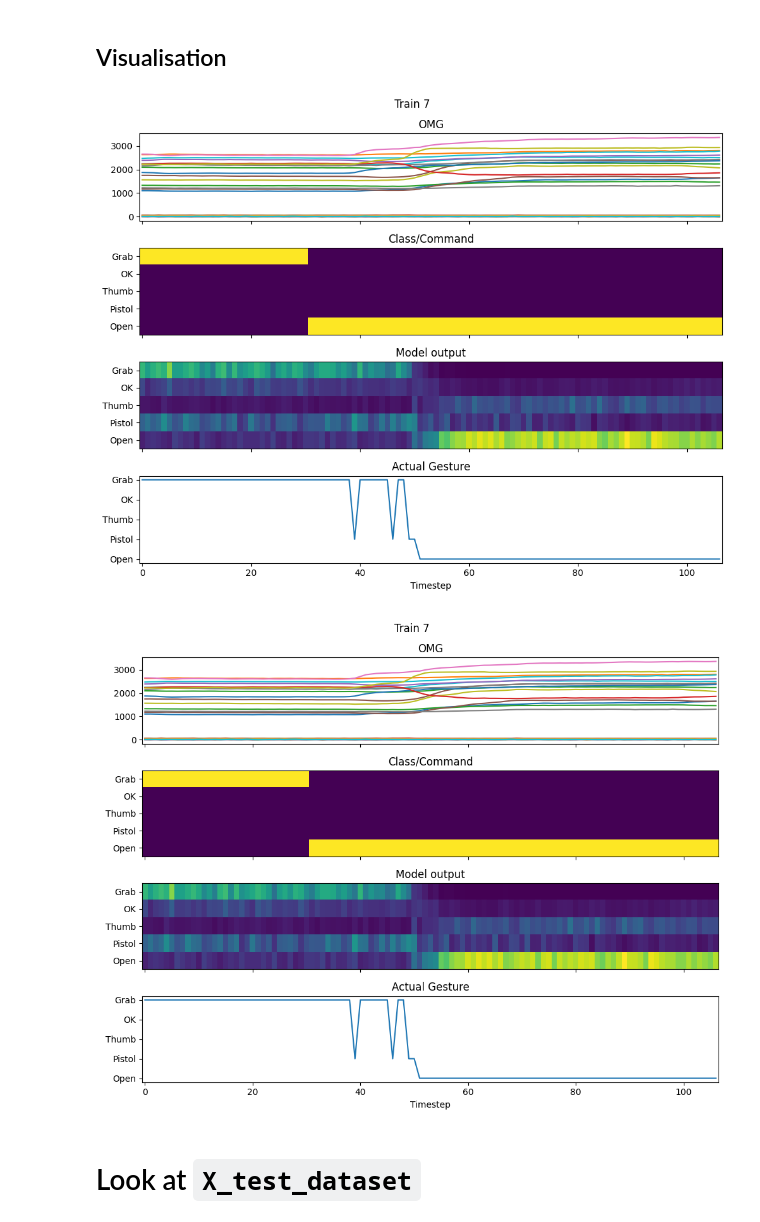
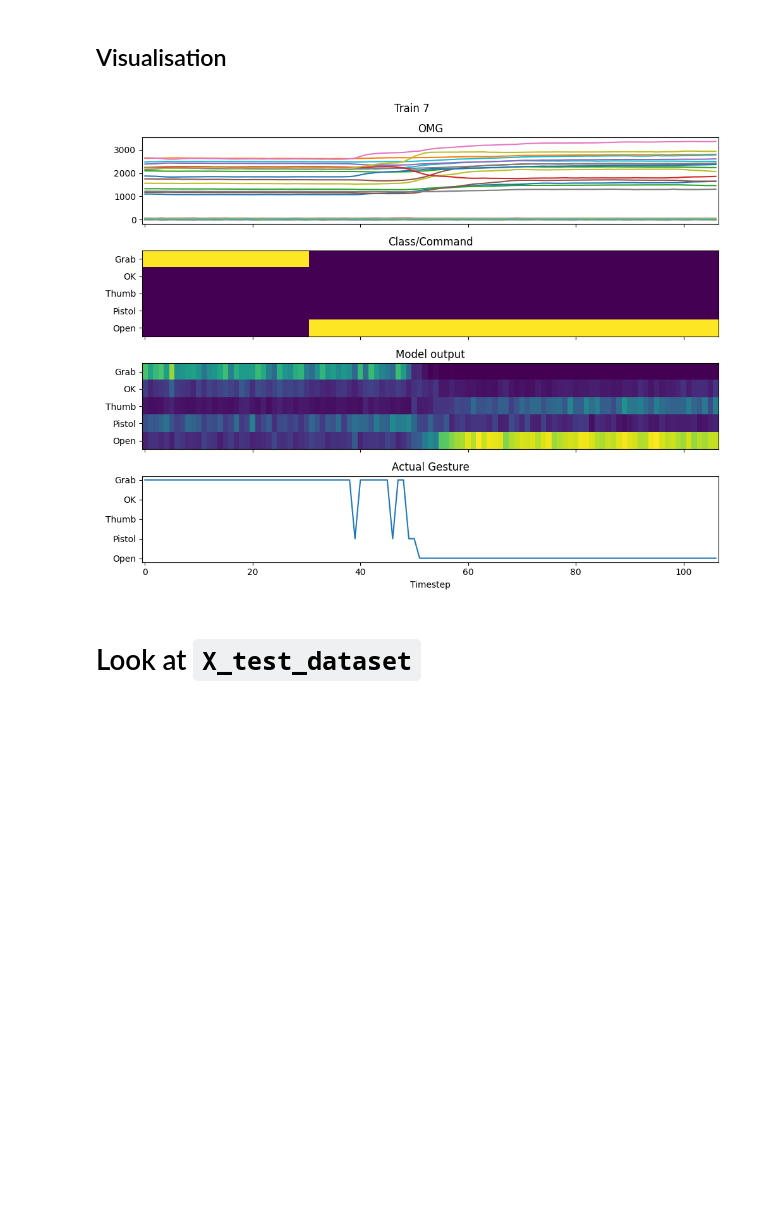
Before and after one commit to Alex1iv/Motorica_3, a Jupyter notebook: rnn_baseline.ipynb, the cells around one changed output. Saved outputs shown, nothing was run; the diff lists cells and outputs as text; code cells hidden in the pictures; blank space fills up the shorter version.

Commit message:
1 figure shows instead of 2

```diff
--- a/rnn_baseline.ipynb
+++ b/rnn_baseline.ipynb
@@ -324,36 +324,36 @@ axx[0].plot(X_train_nn[i])
 axx[0].set_title('OMG')
 
 axx[1].imshow(y_train_nn[i].T, origin="lower")
 axx[1].set_aspect('auto')
 axx[1].set_title('Class/Command')
 axx[1].set_yticks(
     np.arange(5),
     ['Open', 'Pistol', 'Thumb', 'OK', 'Grab']
 )
 
 axx[2].imshow(y_pred_train_nn[i].T, origin="lower") # , vmin=-0.5, vmax=0.5
 axx[2].set_aspect('auto')
 axx[2].set_title('Model output')
 axx[2].set_yticks(
     np.arange(5),
     ['Open', 'Pistol', 'Thumb', 'OK', 'Grab']
 )
 
 axx[3].plot(y_pred_train_nn[i].argmax(axis=-1))
 axx[3].set_aspect('auto')
 axx[3].set_title('Actual Gesture')
 axx[3].set_yticks(
     np.arange(5),
     ['Open', 'Pistol', 'Thumb', 'OK', 'Grab']
 )
 axx[3].set_xlabel('Timestep')
 
 plt.suptitle(f'Train {i}')
 plt.tight_layout()
-plt.gcf()
+#plt.gcf()
+plt.show()
 # %% [output]
-[figure, old version]
+[figure, new version]
-[figure, removed]
 # %% [markdown]
 # Look at `X_test_dataset`
 # %%
```
Also changed, not shown: parts of 3 cells of this notebook, 1 other file.
